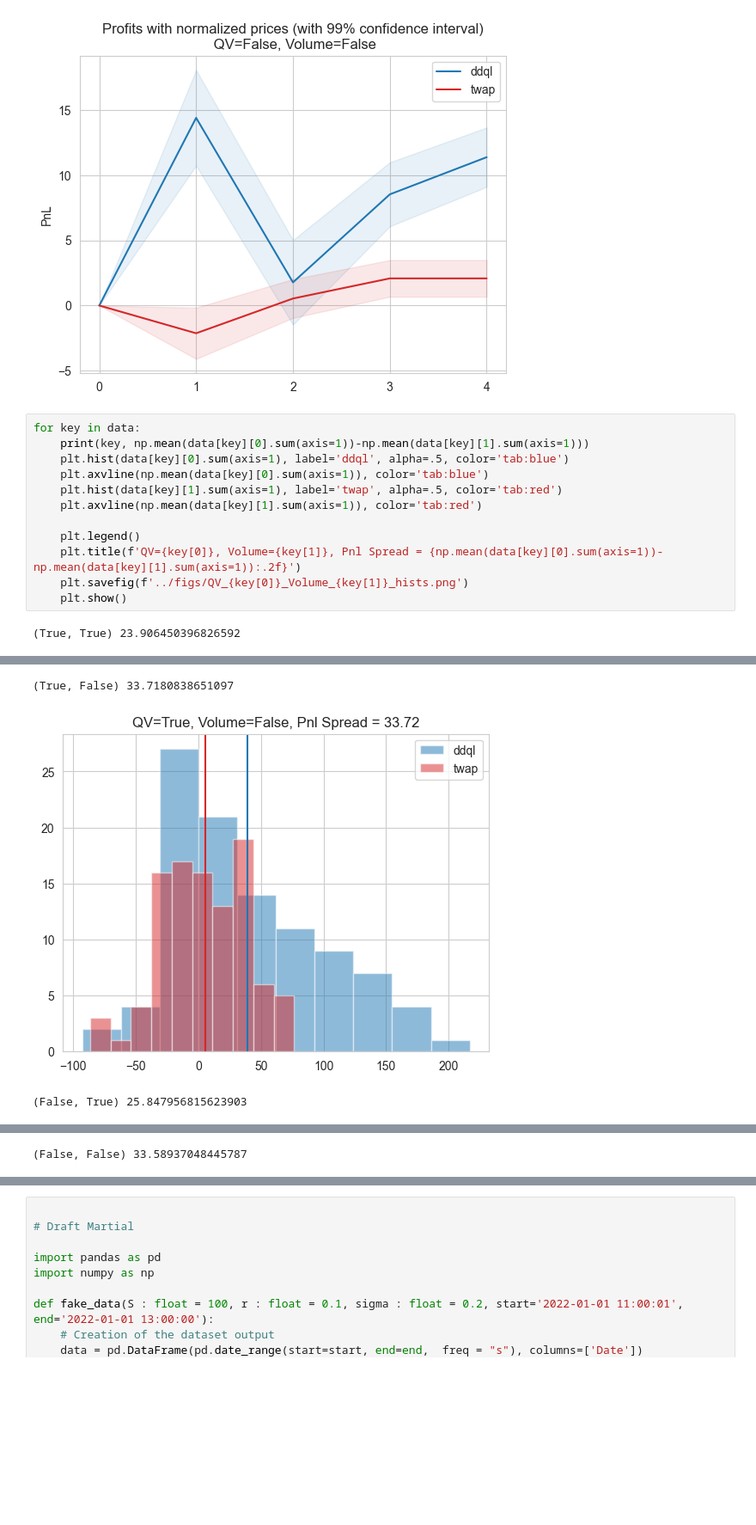
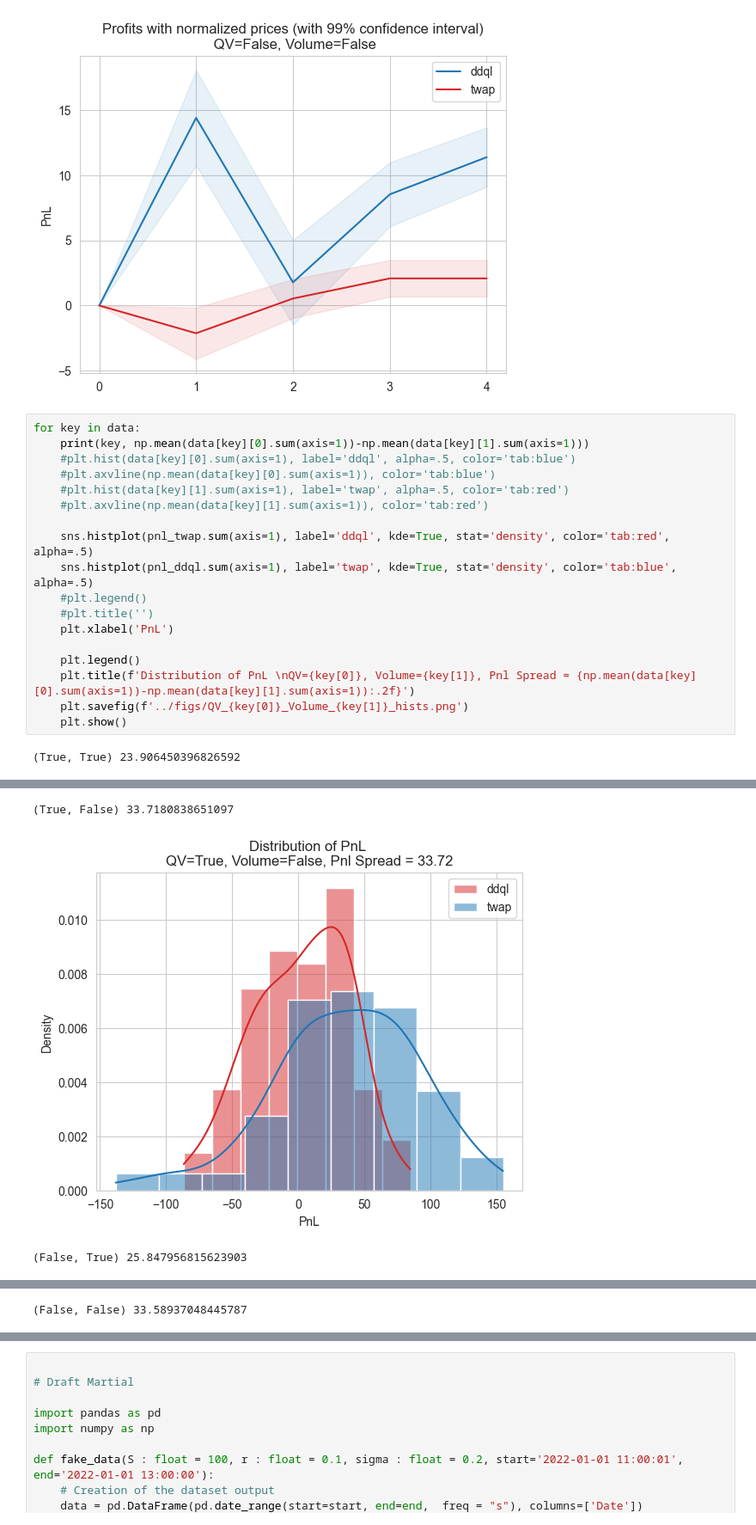
Before and after one commit to g0bel1n/DDQL-optimal-execution, a Jupyter notebook: notebooks/draft.ipynb, the cells around one changed output, grey strips where cells are left out. Shown at 86% size. Saved outputs shown, nothing was run; the diff lists cells and outputs as text; blank space fills up the shorter version.

```diff
--- a/notebooks/draft.ipynb
+++ b/notebooks/draft.ipynb
@@ -200,13 +200,19 @@ for i, (QV, Volume) in enumerate(data):
 # %%
 for key in data:
     print(key, np.mean(data[key][0].sum(axis=1))-np.mean(data[key][1].sum(axis=1)))
-    plt.hist(data[key][0].sum(axis=1), label='ddql', alpha=.5, color='tab:blue')
-    plt.axvline(np.mean(data[key][0].sum(axis=1)), color='tab:blue')
-    plt.hist(data[key][1].sum(axis=1), label='twap', alpha=.5, color='tab:red')
-    plt.axvline(np.mean(data[key][1].sum(axis=1)), color='tab:red')
+    #plt.hist(data[key][0].sum(axis=1), label='ddql', alpha=.5, color='tab:blue')
+    #plt.axvline(np.mean(data[key][0].sum(axis=1)), color='tab:blue')
+    #plt.hist(data[key][1].sum(axis=1), label='twap', alpha=.5, color='tab:red')
+    #plt.axvline(np.mean(data[key][1].sum(axis=1)), color='tab:red')
+
+    sns.histplot(pnl_twap.sum(axis=1), label='ddql', kde=True, stat='density', color='tab:red', alpha=.5)
+    sns.histplot(pnl_ddql.sum(axis=1), label='twap', kde=True, stat='density', color='tab:blue', alpha=.5)
+    #plt.legend()
+    #plt.title('')
+    plt.xlabel('PnL')
 
     plt.legend()
-    plt.title(f'QV={key[0]}, Volume={key[1]}, Pnl Spread = {np.mean(data[key][0].sum(axis=1))-np.mean(data[key][1].sum(axis=1)):.2f}')
+    plt.title(f'Distribution of PnL \nQV={key[0]}, Volume={key[1]}, Pnl Spread = {np.mean(data[key][0].sum(axis=1))-np.mean(data[key][1].sum(axis=1)):.2f}')
     plt.savefig(f'../figs/QV_{key[0]}_Volume_{key[1]}_hists.png')
     plt.show()
 # %% [output]
@@ -215,3 +221,3 @@ for key in data:
 (True, False) 33.7180838651097
-[figure, old version]
+[figure, new version]
 (False, True) 25.847956815623903
```
Also changed, not shown: parts of 2 cells of this notebook, 4 other files.
